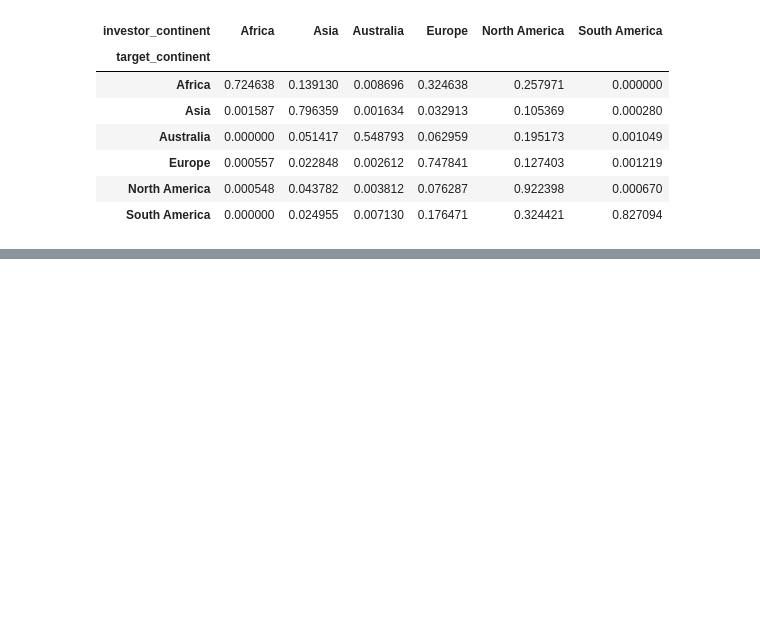
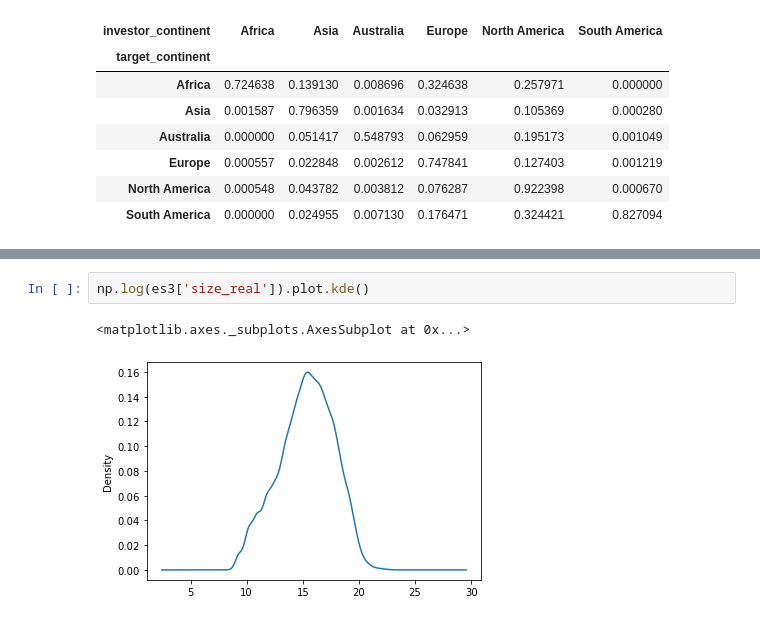
Before and after one commit to testalorenzo/crunch_net, a Jupyter notebook: notebook/CB.ipynb, the cells around one changed output, grey strips where cells are left out. Cells and saved outputs as stored; diff of their text form; blank space fills up the shorter version.

```diff
--- a/notebook/CB.ipynb
+++ b/notebook/CB.ipynb
@@ -45,0 +87,5 @@ cb_a
+# %%
+np.log(es3['size_real']).plot.kde()
+# %% [output]
+<matplotlib.axes._subplots.AxesSubplot at 0x...>
+[figure, added]
```
Also changed, not shown: parts of 29 cells of this notebook.
